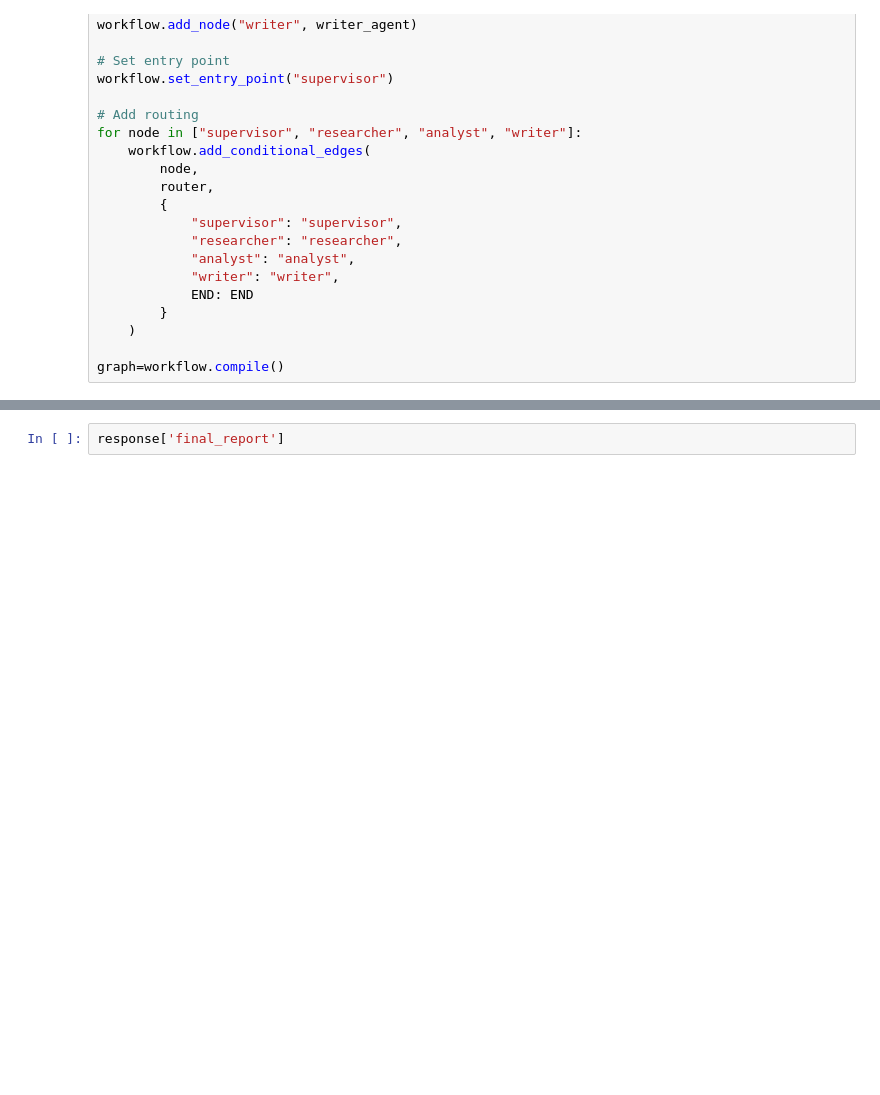
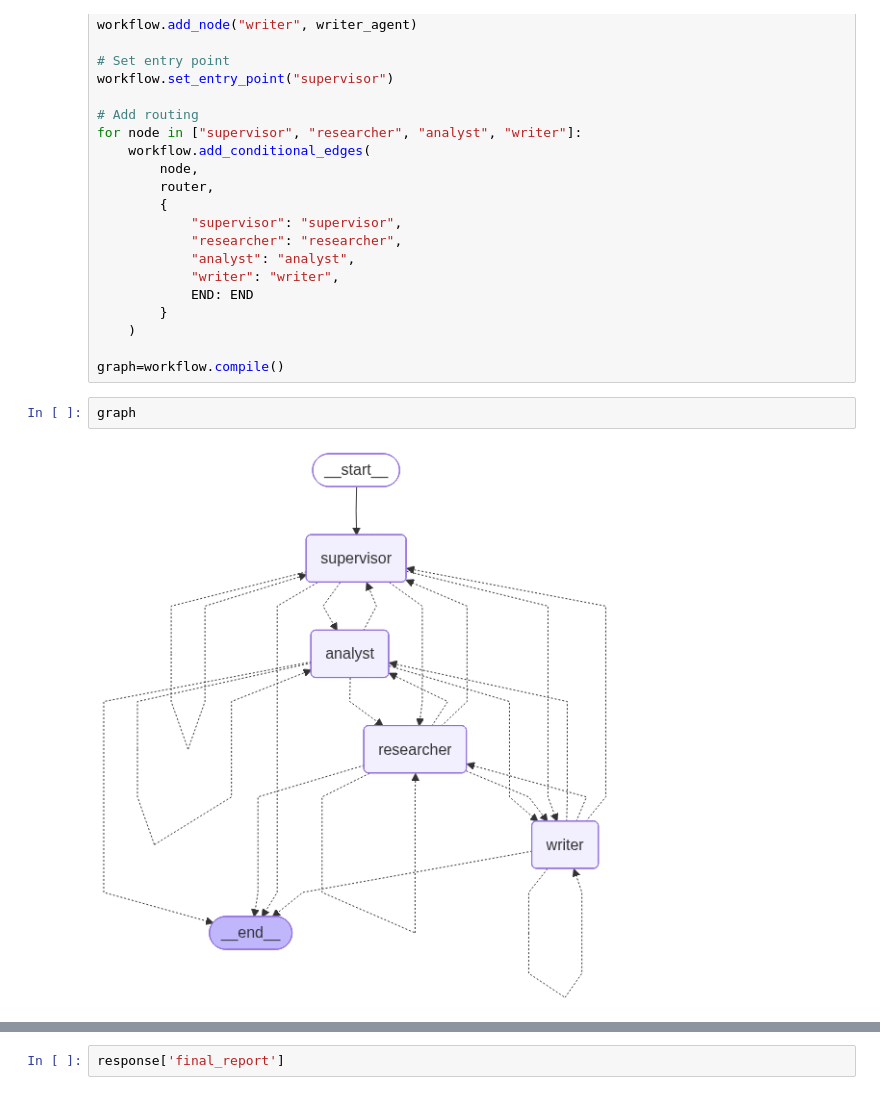
Before and after one commit to lunatic-bot/LangGraph, a Jupyter notebook: Agents/multiAIagent.ipynb, the cells around one changed output, grey strips where cells are left out. Drawn from its saved outputs; the diff is of its cells as text; blank space fills up the shorter version.

```diff
--- a/Agents/multiAIagent.ipynb
+++ b/Agents/multiAIagent.ipynb
@@ -393,5 +392,9 @@ for node in ["supervisor", "researcher", "analyst", "writer"]:
     )
 
 graph=workflow.compile()
+# %%
+graph
+# %% [output]
+[figure, added]
 # %%
 response=graph.invoke(HumanMessage(content="What are the benefits and risks of AI in healthcare?"))
```
Also changed, not shown: parts of 3 cells of this notebook.
